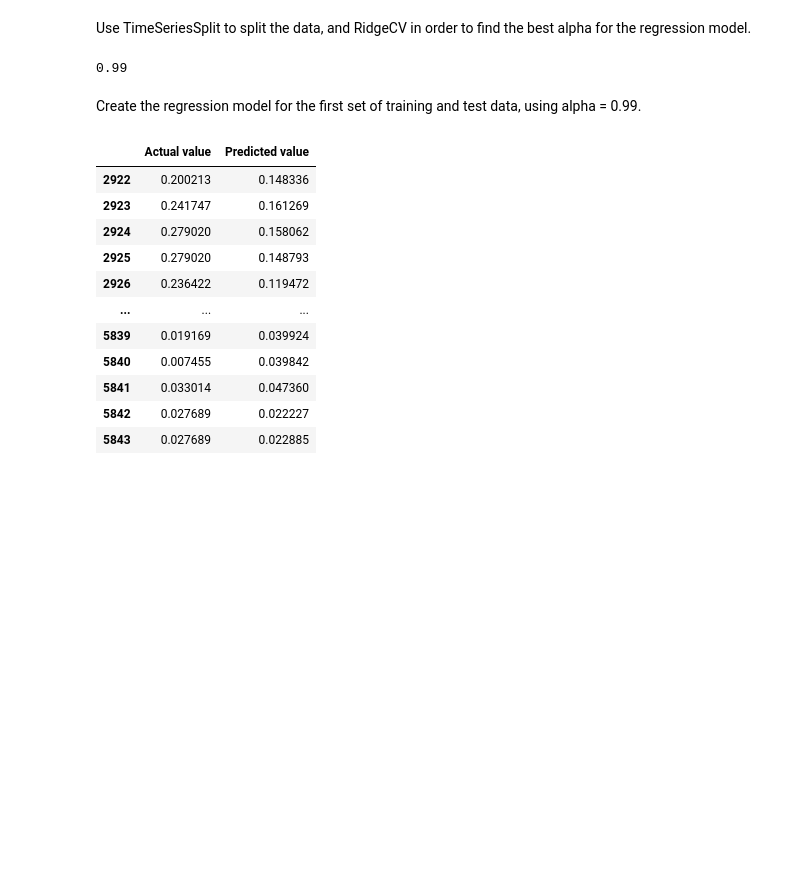
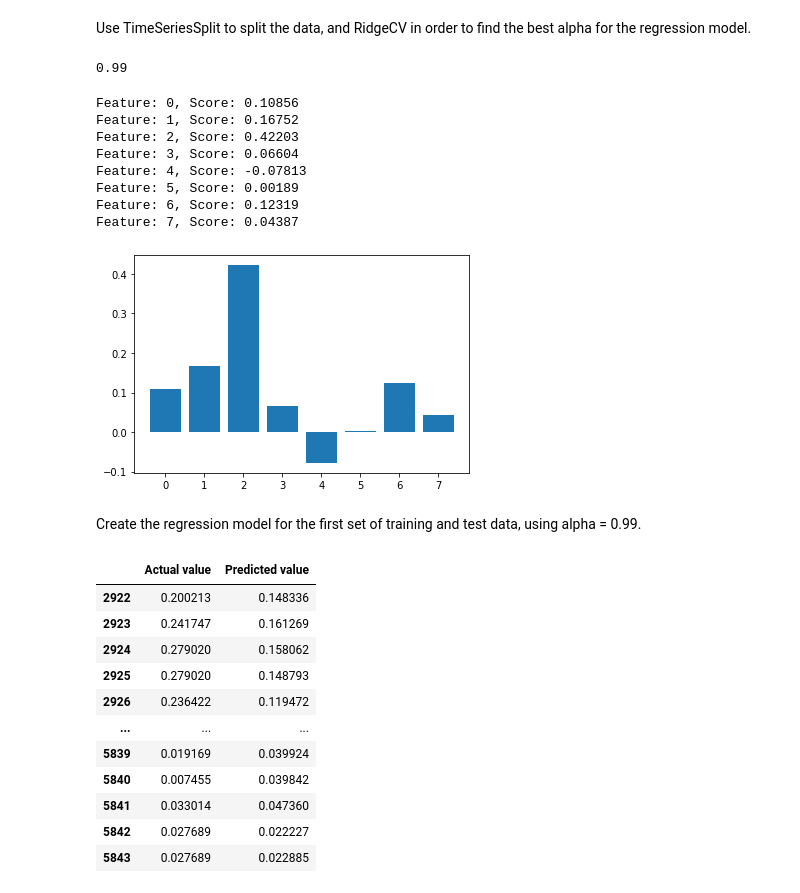
Before and after one commit to Ethompsonbecker/CIND820-BigDataAnalyticsProject, a Jupyter notebook: RidgeRegression/RidgeRegressionB.ipynb, the cells around one changed output. Drawn from its saved outputs; the diff is of its cells as text; code cells hidden in the pictures; blank space fills up the shorter version.

```diff
--- a/RidgeRegression/RidgeRegressionB.ipynb
+++ b/RidgeRegression/RidgeRegressionB.ipynb
@@ -83,6 +83,25 @@ model.fit(x, y)
 print(model.alpha_)
 # %% [output]
 0.99
+# %%
+# get importance
+importance = model.coef_
+# summarize feature importance
+for i,v in enumerate(importance):
+	print('Feature: %0d, Score: %.5f' % (i,v))
+# plot feature importance
+plt.bar([x for x in range(len(importance))], importance)
+plt.show()
+# %% [output]
+Feature: 0, Score: 0.10856
+Feature: 1, Score: 0.16752
+Feature: 2, Score: 0.42203
+Feature: 3, Score: 0.06604
+Feature: 4, Score: -0.07813
+Feature: 5, Score: 0.00189
+Feature: 6, Score: 0.12319
+Feature: 7, Score: 0.04387
+[figure, added]
 # %% [markdown]
 Create the regression model for the first set of training and test data, using alpha = 0.99.
 # %%
```
Also changed, not shown: parts of 1 cell of this notebook, 1 other file.
